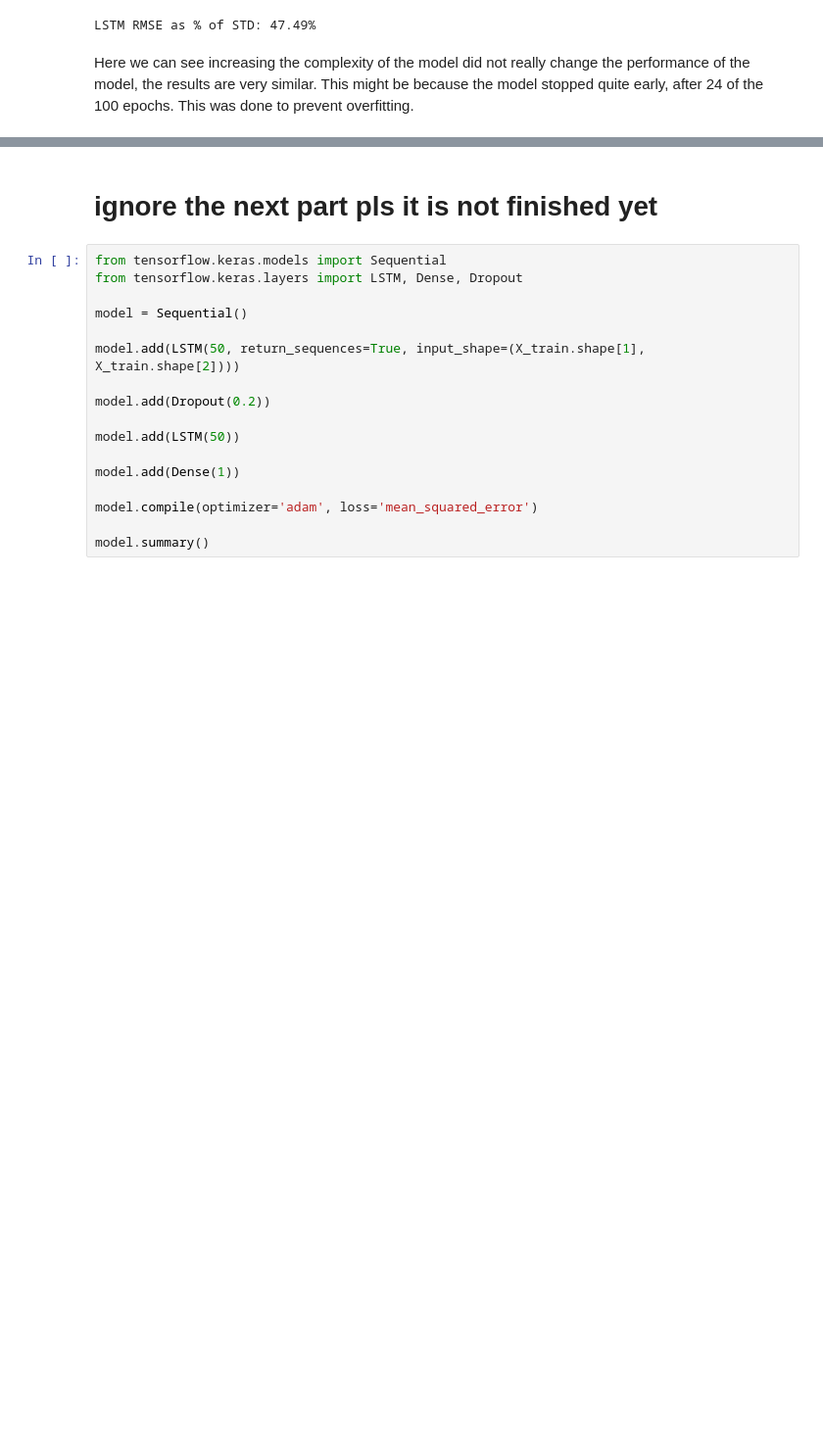
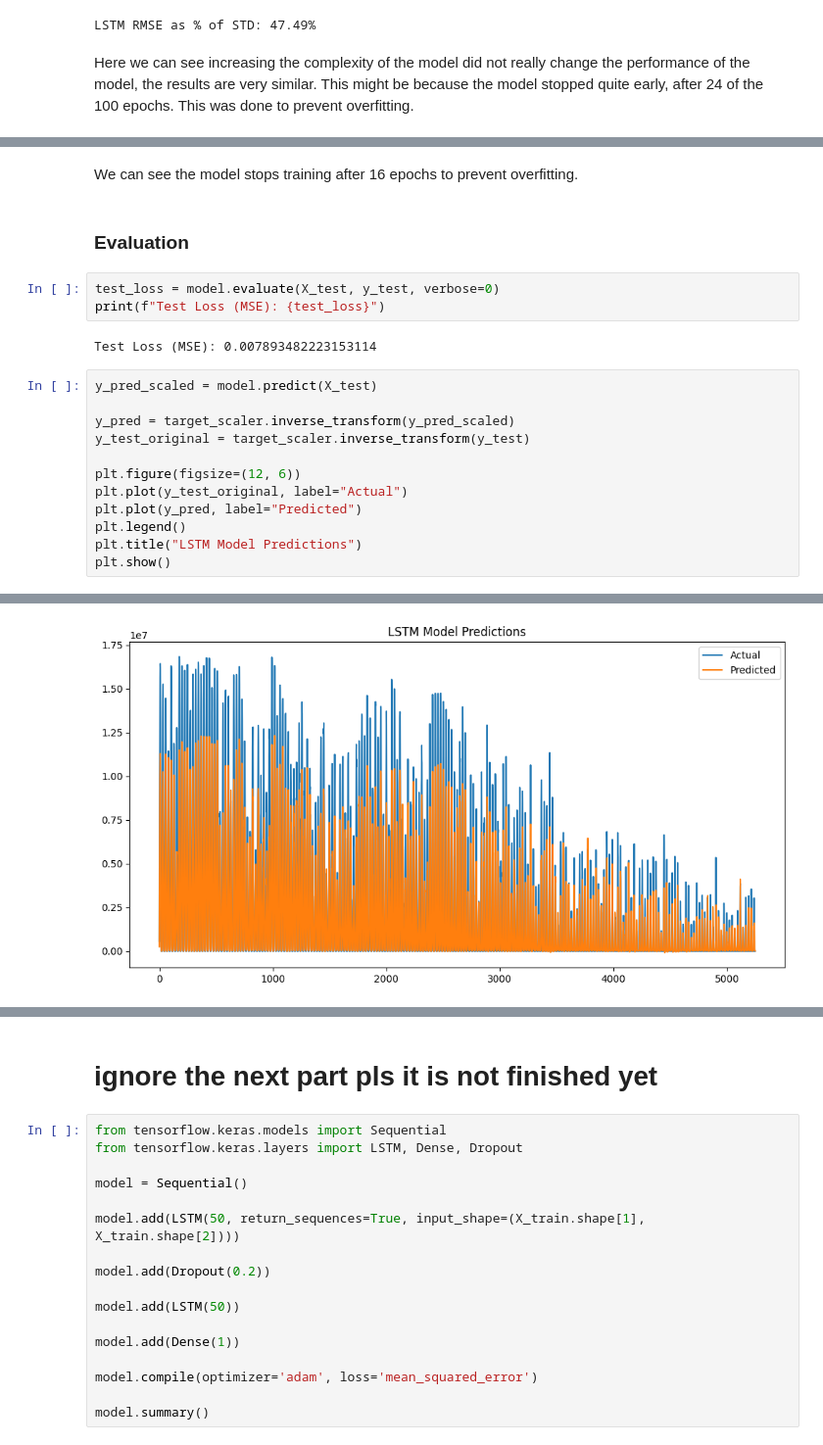
Before and after one commit to estherw66/EnergieOpwek, a Jupyter notebook: models/SolarEnergyPrediction.ipynb, the cells around one changed output, grey strips where cells are left out. Shown at 98% size. Cells and saved outputs as stored; diff of their text form; blank space fills up the shorter version.

```diff
--- a/models/SolarEnergyPrediction.ipynb
+++ b/models/SolarEnergyPrediction.ipynb
@@ -597,0 +675,22 @@ Here we can see increasing the complexity of the model did not really change the
+# %% [markdown]
+We can see the model stops training after 16 epochs to prevent overfitting.
+# %% [markdown]
+### Evaluation
+# %%
+test_loss = model.evaluate(X_test, y_test, verbose=0)
+print(f"Test Loss (MSE): {test_loss}")
+# %% [output]
+Test Loss (MSE): 0.007893482223153114
+# %%
+y_pred_scaled = model.predict(X_test)
+
+y_pred = target_scaler.inverse_transform(y_pred_scaled)
+y_test_original = target_scaler.inverse_transform(y_test)
+
+plt.figure(figsize=(12, 6))
+plt.plot(y_test_original, label="Actual")
+plt.plot(y_pred, label="Predicted")
+plt.legend()
+plt.title("LSTM Model Predictions")
+plt.show()
+# %% [output]
@@ -597,0 +698 @@ Here we can see increasing the complexity of the model did not really change the
+[figure, added]
```
Also changed, not shown: parts of 21 cells of this notebook.
